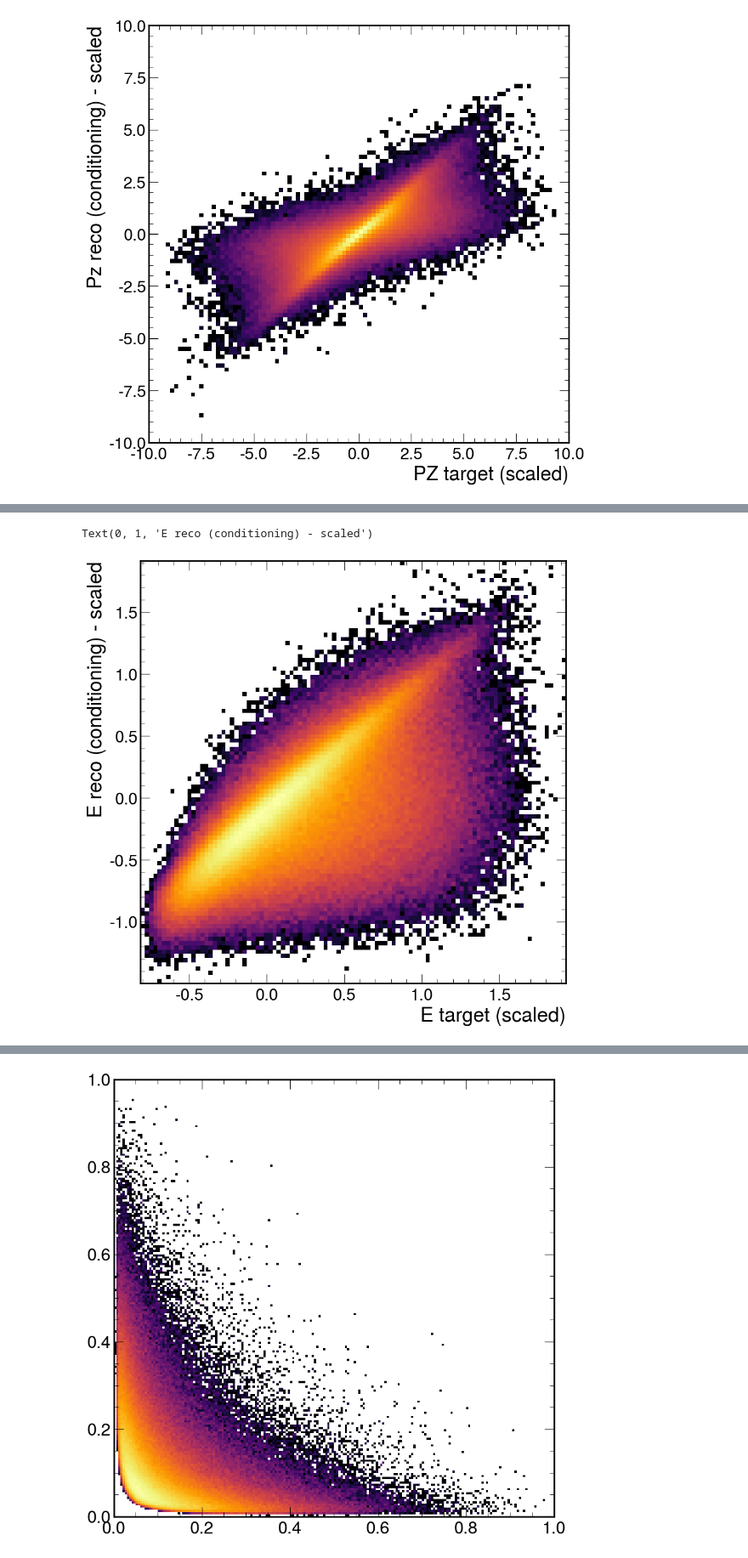
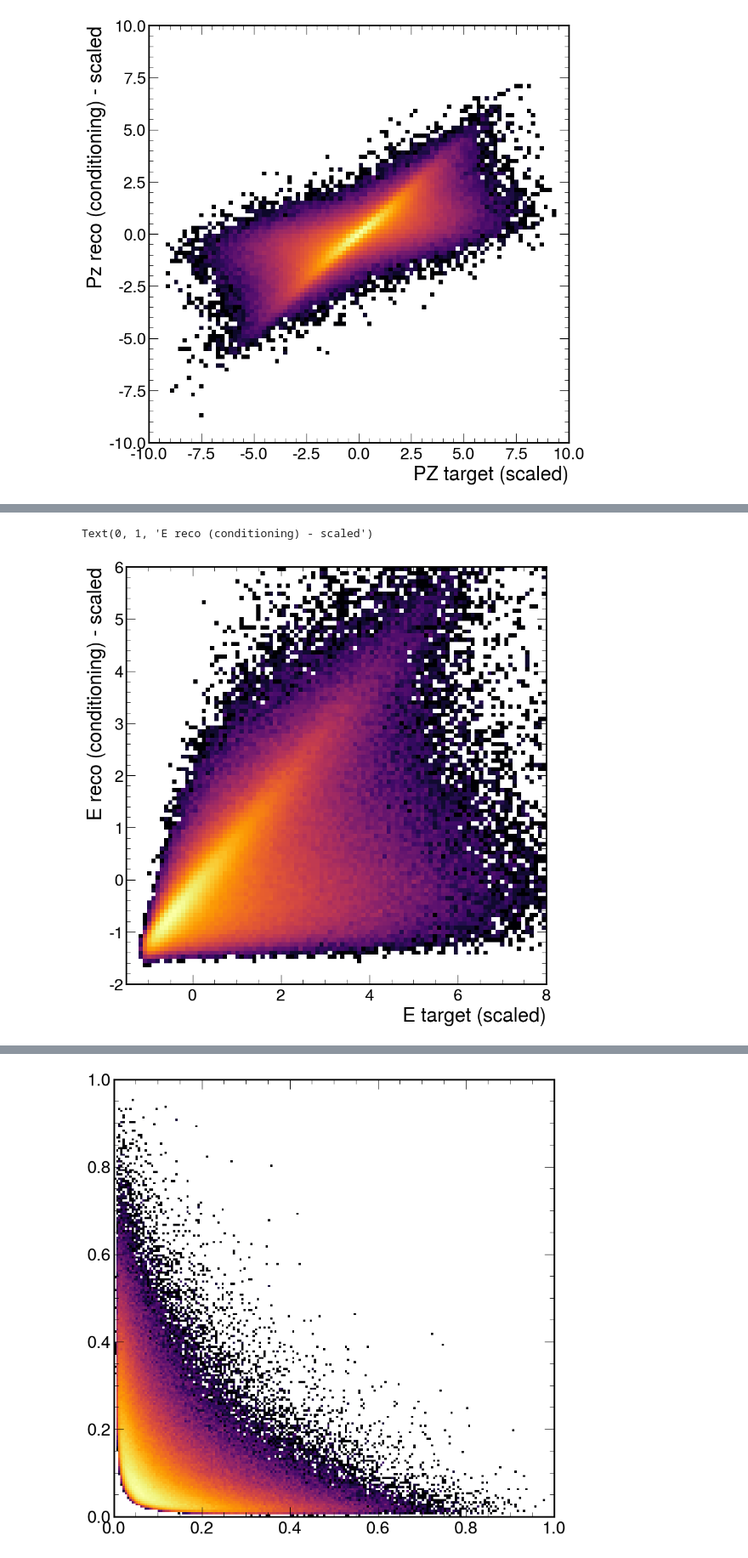
Before and after one commit to valsdav/ttHbb_jets_partons_studies, a Jupyter notebook: IncomingPartonsFlow.ipynb, the cells around one changed output, grey strips where cells are left out. Shown: that part at 85% size. Saved outputs shown, nothing was run; the diff lists cells and outputs as text; code cells hidden in the pictures.

```diff
--- a/IncomingPartonsFlow.ipynb
+++ b/IncomingPartonsFlow.ipynb
@@ -360,9 +346,9 @@ Text(0, 1, 'E reco (conditioning)')
 # %%
 plt.hist2d(X_scaled[:,1].numpy(),
            Y_scaled[:,1].numpy(),
-           bins=[100,100], cmap="inferno", cmin=1, norm=LogNorm());
+           bins=[100,100], cmap="inferno", cmin=1,range=((-1.5,8),(-2,6)) , norm=LogNorm());
 plt.xlabel("E target (scaled)")
 plt.ylabel("E reco (conditioning) - scaled")
 # %% [output]
 Text(0, 1, 'E reco (conditioning) - scaled')
-[figure, old version]
+[figure, new version]
```
Also changed, not shown: parts of 16 cells of this notebook.
